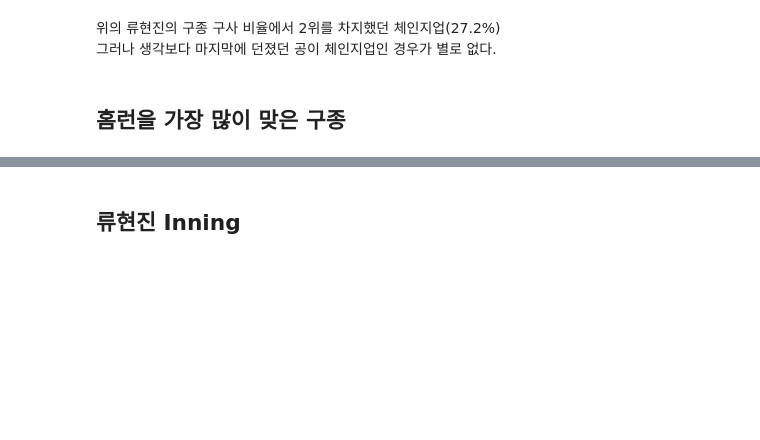
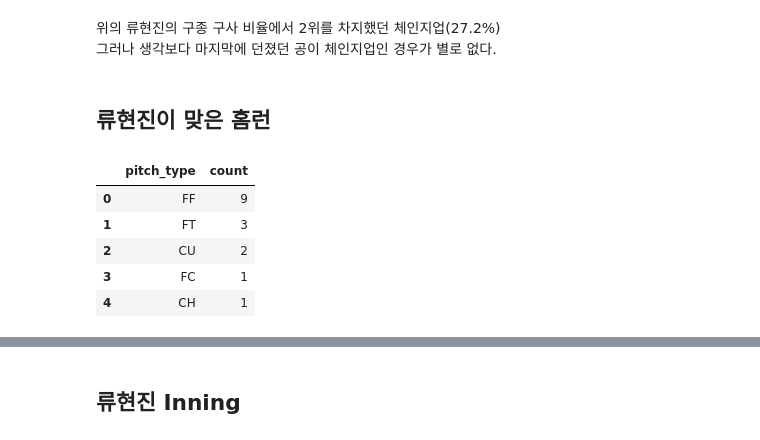
Before and after one commit to pcw789/sports_analysis_python, a Jupyter notebook: Ryu_pitch_data_2019.ipynb, the cells around one changed output, grey strips where cells are left out. Cells and saved outputs as stored; diff of their text form; code cells hidden in the pictures; blank space fills up the shorter version.

```diff
--- a/Ryu_pitch_data_2019.ipynb
+++ b/Ryu_pitch_data_2019.ipynb
@@ -444,5 +445,16 @@ Name: event, dtype: int64
 # %% [markdown]
 위의 류현진의 구종 구사 비율에서 2위를 차지했던 체인지업(27.2%)
 그러나 생각보다 마지막에 던졌던 공이 체인지업인 경우가 별로 없다.
-# %% [markdown]
-## 홈런을 가장 많이 맞은 구종
+# %% [markdown]
+## 류현진이 맞은 홈런
+# %%
+# 구종
+hr = last_shot[last_shot['event']=='Home Run']
+hr.groupby('pitch_type')['event'].count().sort_values(ascending= False).reset_index().rename(columns={'event': 'count'})
+# %% [output]
+|  | pitch_type | count |
+| 0 | FF | 9 |
+| 1 | FT | 3 |
+| 2 | CU | 2 |
+| 3 | FC | 1 |
+| 4 | CH | 1 |
```
Also changed, not shown: parts of 3 cells of this notebook.
